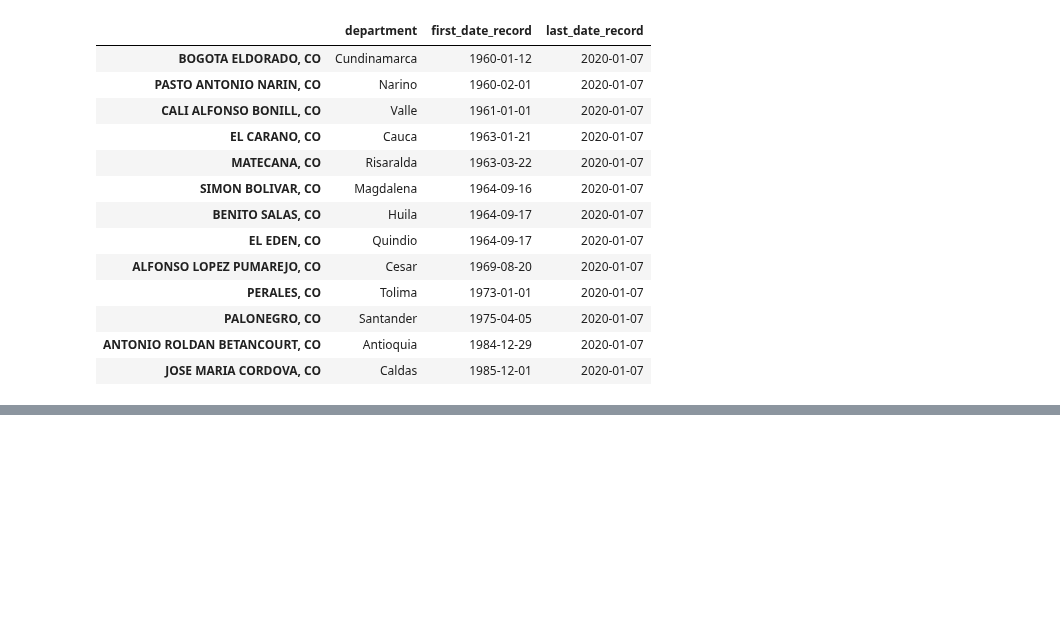
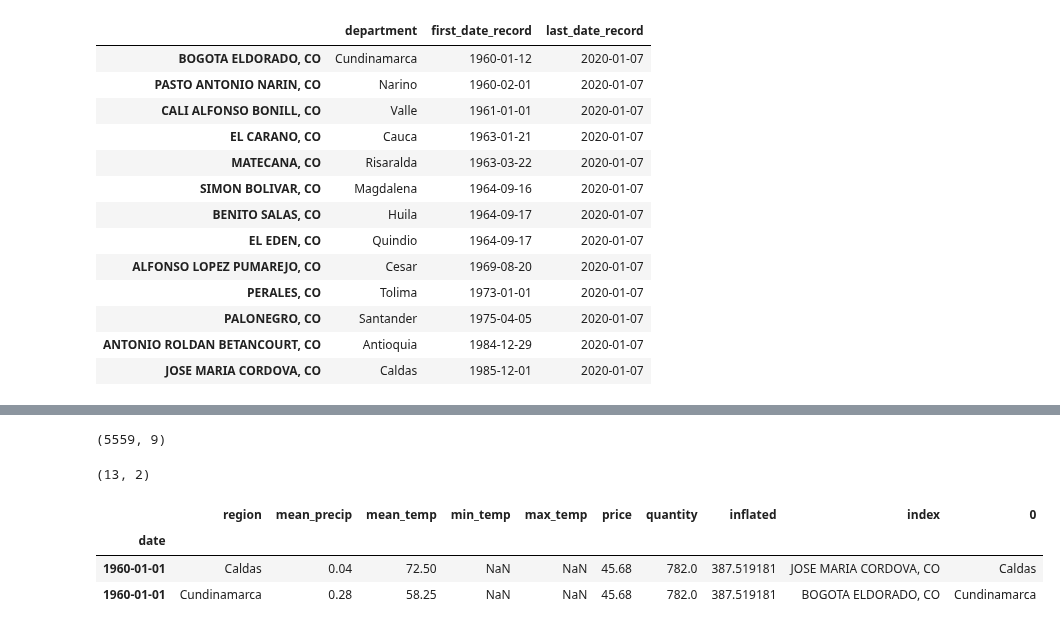
Before and after one commit to Data-Robusta/data-robusta, a Jupyter notebook: jeff_scratch.ipynb, the cells around one changed output, grey strips where cells are left out. Cells and saved outputs as stored; diff of their text form; code cells hidden in the pictures; blank space fills up the shorter version.

```diff
--- a/jeff_scratch.ipynb
+++ b/jeff_scratch.ipynb
@@ -262,0 +290,5 @@ station_dates.to_csv('weather_data/station_dates.csv')
+# %%
+weather_stations = pd.DataFrame.from_dict(colombia_weather.weather_stations,orient="index")
+# %%
+weather_stations.reset_index(inplace=True)
+df.reset_index(inplace=True)
@@ -262,0 +312,19 @@ station_dates.to_csv('weather_data/station_dates.csv')
+# %%
+df.shape
+# %% [output]
+(5559, 9)
+# %%
+station_dates = pd.merge(df,weather_stations,how='left',left_on='region',right_on=0)
+# %%
+weather_stations.shape
+# %% [output]
+(13, 2)
+# %%
+station_dates.set_index('date',inplace=True)
+# %%
+station_dates.head(2)
+# %% [output]
+|  | region | mean_precip | mean_temp | min_temp | max_temp | price | quantity | inflated | index | 0 |
+| date |  |  |  |  |  |  |  |  |  |  |
+| 1960-01-01 | Caldas | 0.04 | 72.50 | NaN | NaN | 45.68 | 782.0 | 387.519181 | JOSE MARIA CORDOVA, CO | Caldas |
+| 1960-01-01 | Cundinamarca | 0.28 | 58.25 | NaN | NaN | 45.68 | 782.0 | 387.519181 | BOGOTA ELDORADO, CO | Cundinamarca |
```
Also changed, not shown: parts of 15 cells of this notebook, 1 other file.
